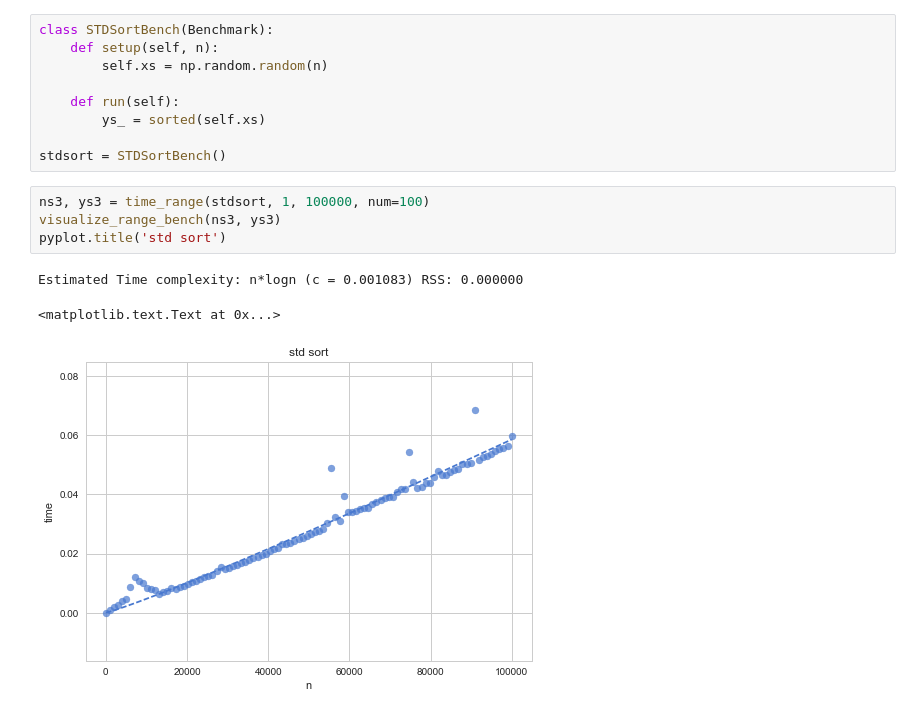
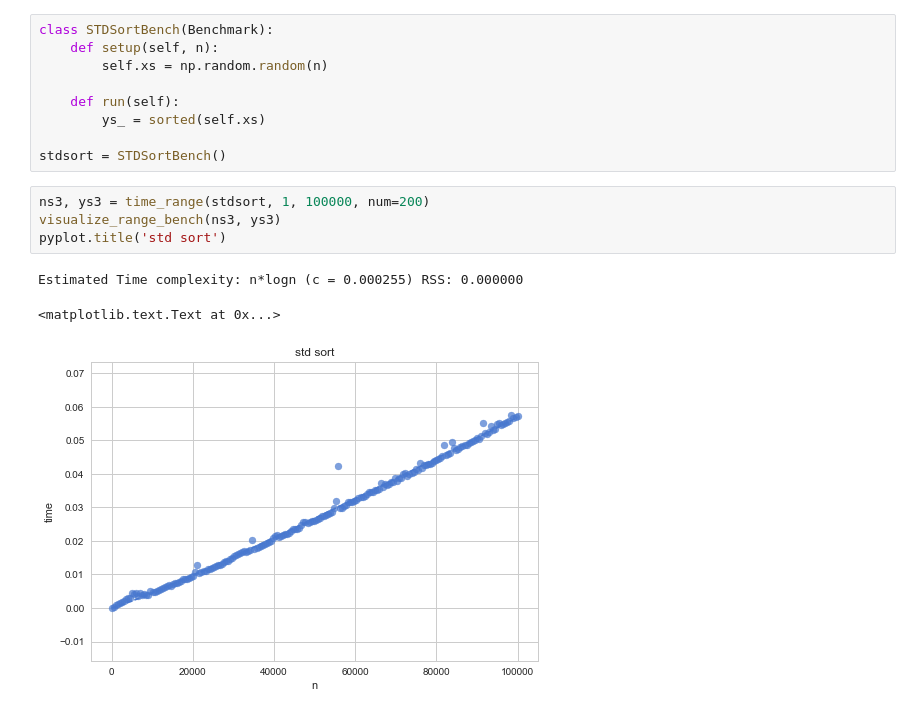
Before and after one commit to vadimadr/python-algorithms, a Jupyter notebook: benchmark/sorting.ipynb, the cells around one changed output. Cells and saved outputs as stored; diff of their text form.

```diff
--- a/benchmark/sorting.ipynb
+++ b/benchmark/sorting.ipynb
@@ -132,10 +132,10 @@ class STDSortBench(Benchmark):
 
 stdsort = STDSortBench()
 # %%
-ns3, ys3 = time_range(stdsort, 1, 100000, num=100)
+ns3, ys3 = time_range(stdsort, 1, 100000, num=200)
 visualize_range_bench(ns3, ys3)
 pyplot.title('std sort')
 # %% [output]
-Estimated Time complexity: n*logn (c = 0.001083) RSS: 0.000000
+Estimated Time complexity: n*logn (c = 0.000255) RSS: 0.000000
 <matplotlib.text.Text at 0x...>
-[figure, old version]
+[figure, new version]
```
Also changed, not shown: parts of 1 cell of this notebook.
